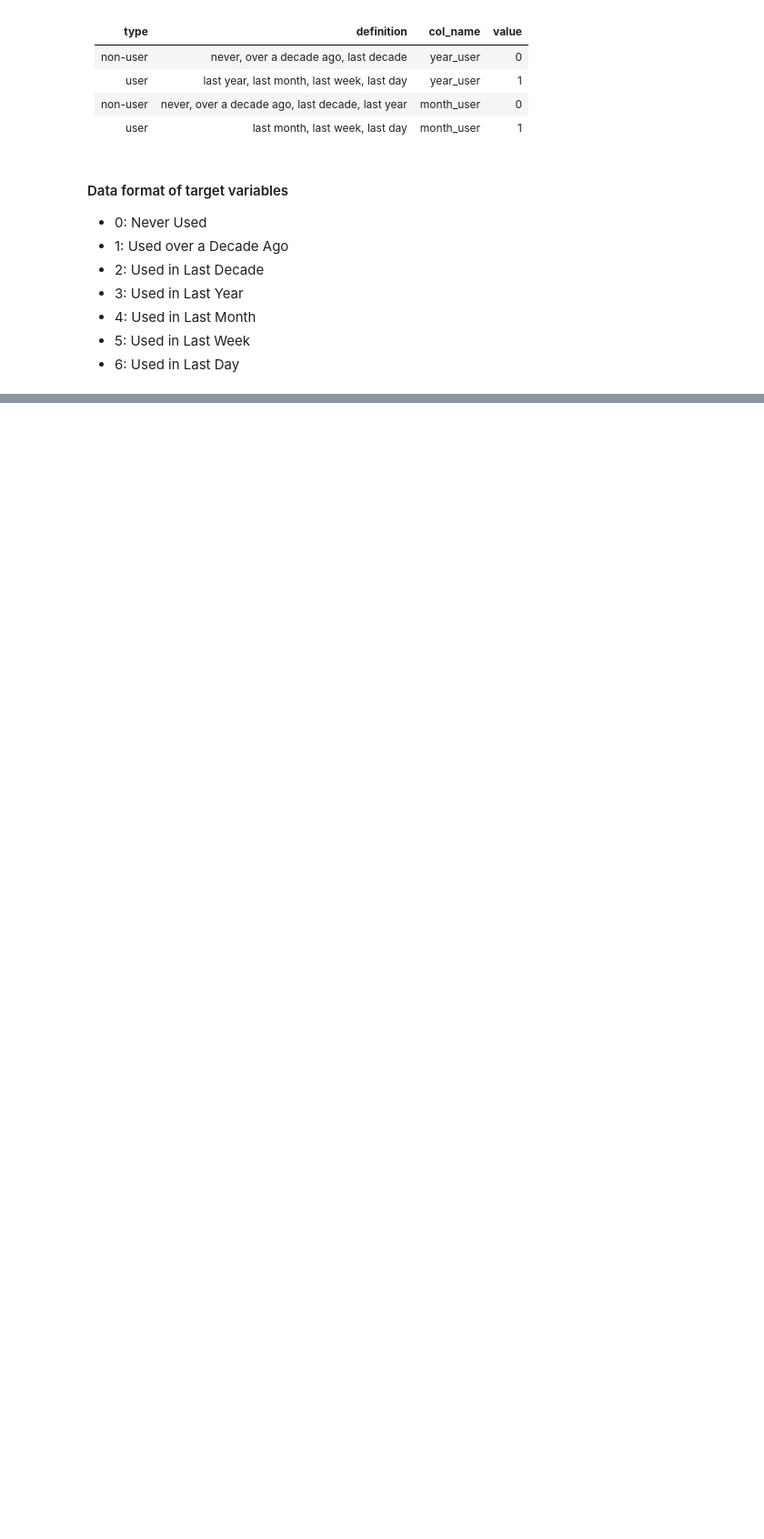
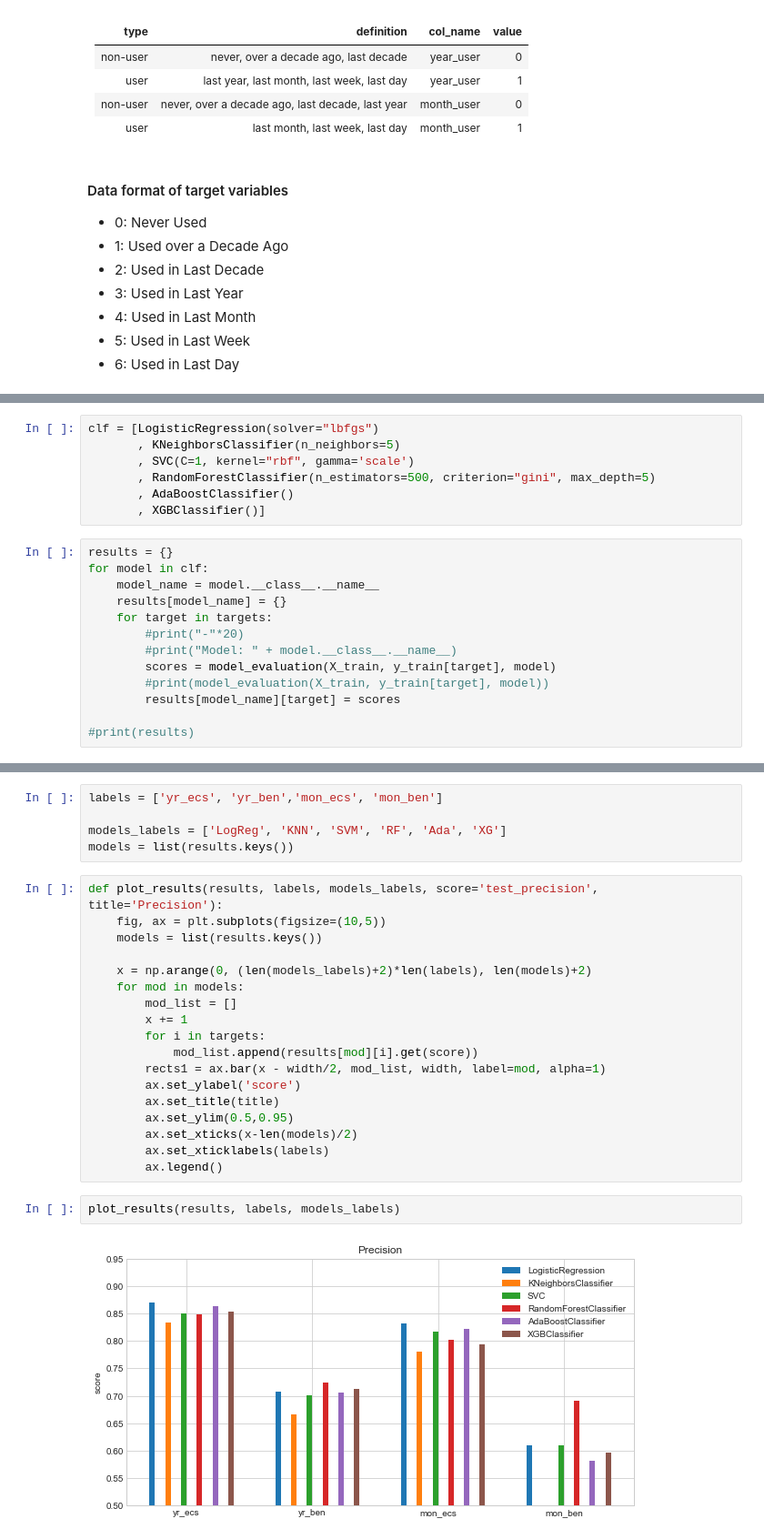
Before and after one commit to BinaerBaer/DS-Project2-Personality-vs-Risk-of-Drug-Use, a Jupyter notebook: DS-Project-Personality-vs-Risk-of-Drug-Use.ipynb, the cells around one changed output, grey strips where cells are left out. Shown at 91% size. Drawn from its saved outputs; the diff is of its cells as text; blank space fills up the shorter version.

```diff
--- a/DS-Project-Personality-vs-Risk-of-Drug-Use.ipynb
+++ b/DS-Project-Personality-vs-Risk-of-Drug-Use.ipynb
@@ -286,0 +625,20 @@ df2.Semer.value_counts()
+# %%
+clf = [LogisticRegression(solver="lbfgs")
+       , KNeighborsClassifier(n_neighbors=5)
+       , SVC(C=1, kernel="rbf", gamma='scale')
+       , RandomForestClassifier(n_estimators=500, criterion="gini", max_depth=5)
+       , AdaBoostClassifier()
+       , XGBClassifier()]
+# %%
+results = {}
+for model in clf:
+    model_name = model.__class__.__name__
+    results[model_name] = {}
+    for target in targets:
+        #print("-"*20)
+        #print("Model: " + model.__class__.__name__)
+        scores = model_evaluation(X_train, y_train[target], model)
+        #print(model_evaluation(X_train, y_train[target], model))
+        results[model_name][target] = scores
+
+#print(results)
@@ -286,0 +649,27 @@ df2.Semer.value_counts()
+# %%
+labels = ['yr_ecs', 'yr_ben','mon_ecs', 'mon_ben']
+
+models_labels = ['LogReg', 'KNN', 'SVM', 'RF', 'Ada', 'XG']
+models = list(results.keys())
+# %%
+def plot_results(results, labels, models_labels, score='test_precision', title='Precision'):
+    fig, ax = plt.subplots(figsize=(10,5))
+    models = list(results.keys())
+
+    x = np.arange(0, (len(models_labels)+2)*len(labels), len(models)+2)
+    for mod in models:
+        mod_list = []
+        x += 1
+        for i in targets:
+            mod_list.append(results[mod][i].get(score))
+        rects1 = ax.bar(x - width/2, mod_list, width, label=mod, alpha=1)
+        ax.set_ylabel('score')
+        ax.set_title(title)
+        ax.set_ylim(0.5,0.95)
+        ax.set_xticks(x-len(models)/2)
+        ax.set_xticklabels(labels)
+        ax.legend()
+# %%
+plot_results(results, labels, models_labels)
+# %% [output]
+[figure, added]
```
Also changed, not shown: parts of 113 cells of this notebook.
